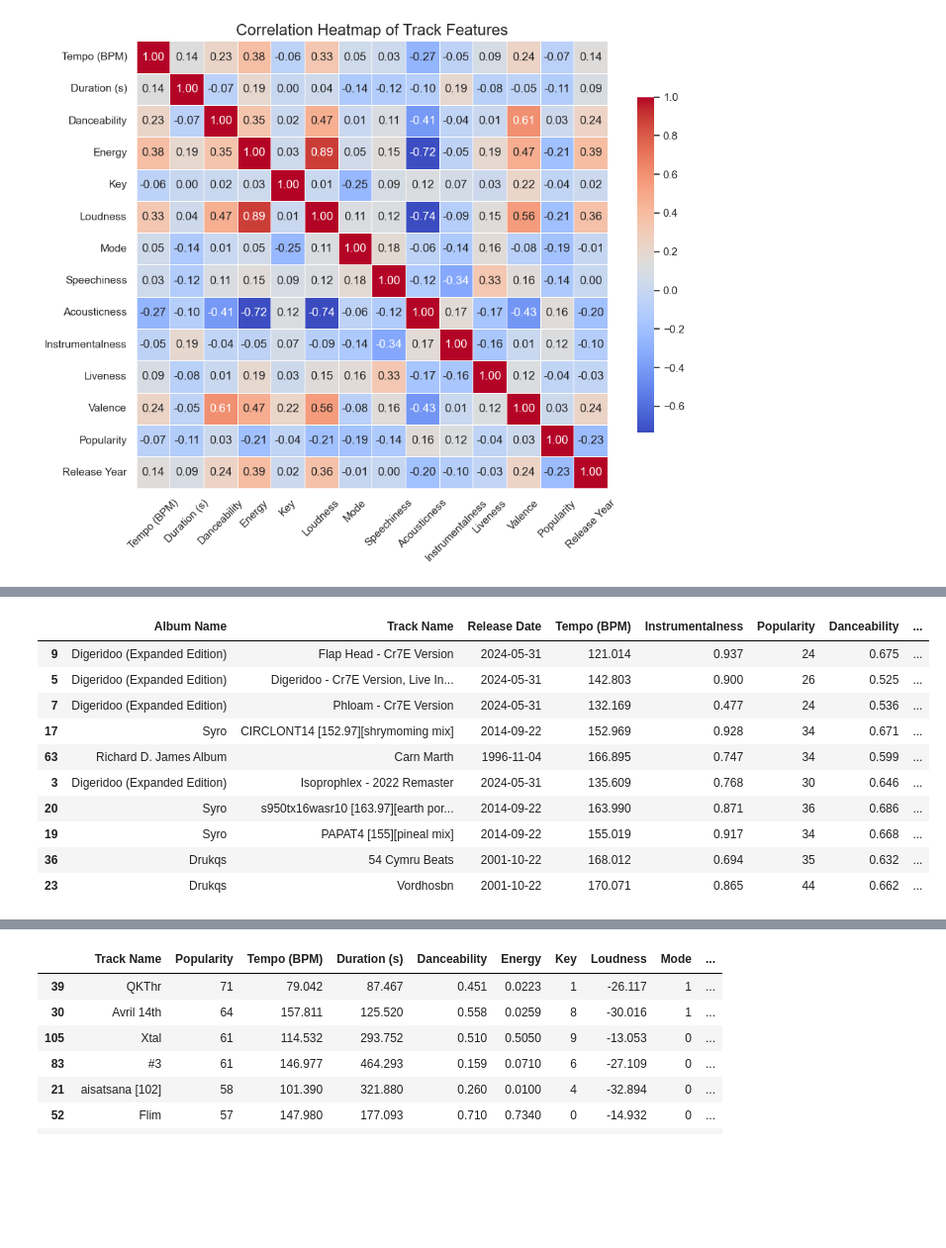
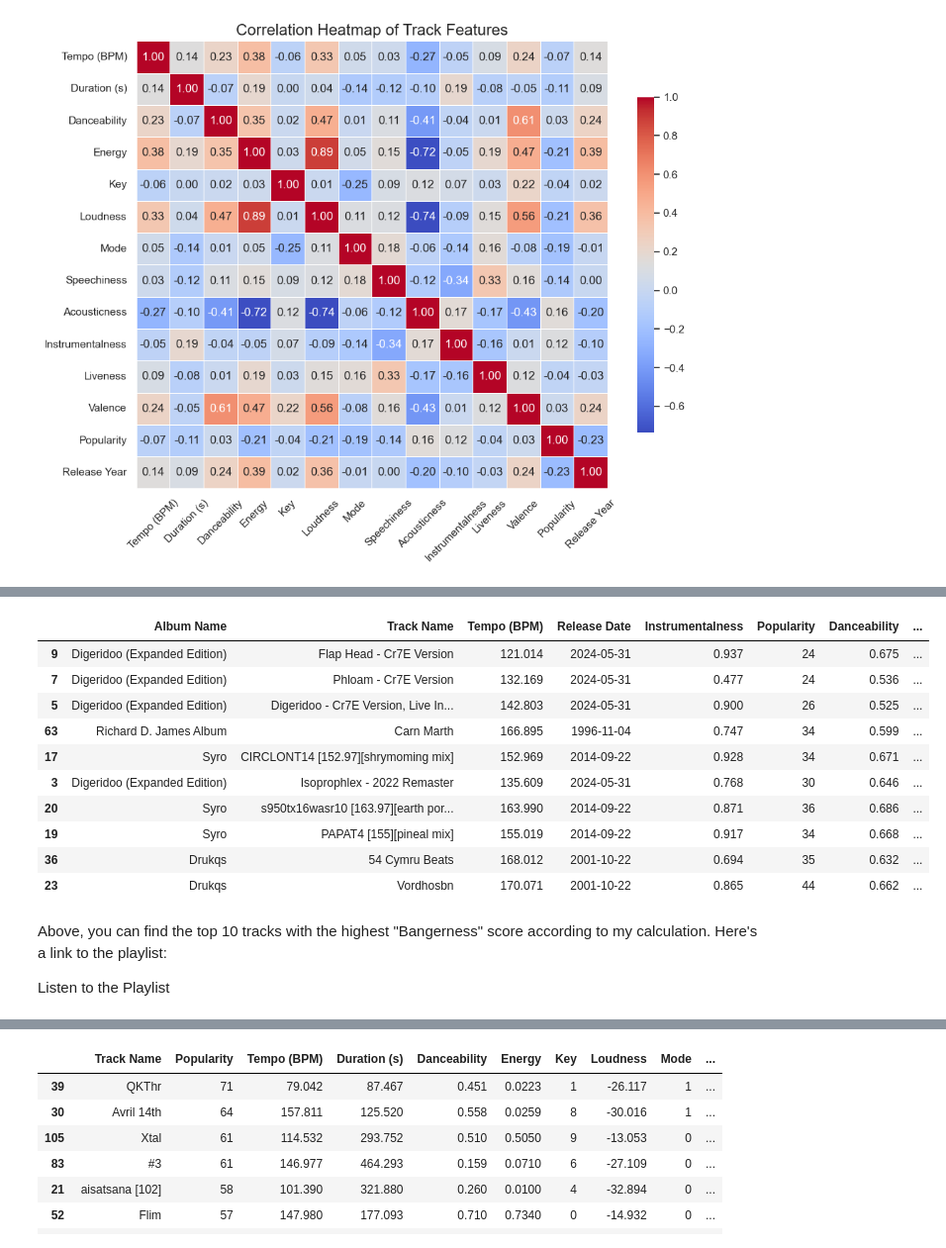
Before and after one commit to iftah-og/afx_eda, a Jupyter notebook: afx_ift2.ipynb, the cells around one changed output, grey strips where cells are left out. Shown at 99% size. Drawn from its saved outputs; the diff is of its cells as text; code cells hidden in the pictures; blank space fills up the shorter version.

```diff
--- a/afx_ift2.ipynb
+++ b/afx_ift2.ipynb
@@ -176,64 +172,55 @@ Loudness Trend Coefficient: 0.2992
 # %%
-# Convert 'N/A' or 'No data' to NaN
-df.replace({'N/A': pd.NA, 'No data': pd.NA}, inplace=True)
-
-# Convert 'Release Date' to datetime format
-df['Release Date'] = pd.to_datetime(df['Release Date'], errors='coerce')
-
-# Convert relevant columns to numeric
-numeric_cols = ['Energy', 'Valence', 'Instrumentalness', 'Loudness', 'Acousticness']
-df[numeric_cols] = df[numeric_cols].apply(pd.to_numeric, errors='coerce')
-
-# Convert 'Release Date' to a numeric format (timestamp), handling NaT values
+# Convert 'Release Date' to a numeric format
 df['Release Date Numeric'] = df['Release Date'].apply(lambda x: x.timestamp() if pd.notnull(x) else pd.NA)
 
-# Normalize 'Release Date' to be in the range [0, 1]
+# Normalize 'Release Date'
 df['ReleaseDateNorm'] = (df['Release Date Numeric'] - df['Release Date Numeric'].min()) / (df['Release Date Numeric'].max() - df['Release Date Numeric'].min())
 
 # Calculate the weight for Loudness
 df['AdjustedLoudnessWeight'] = 1 - df['ReleaseDateNorm']
 
 # Calculate the raw Bangerness score with adjusted Loudness weight
 df['Bangerness'] = (3.6 * df['Energy'] +
                     0.1 * df['Valence'] +
-                    0.1 * df['Instrumentalness'] +
                     0.6 * df['Danceability'] +
-                    0.1 * df['AdjustedLoudnessWeight'] * df['Loudness']) #- df['Acousticness']
+                    0.1 * df['AdjustedLoudnessWeight'] * df['Loudness']) - 0.2 * df['Acousticness']
 
 # Normalize the Bangerness score to the range [0, 1]
 min_bangerness = df['Bangerness'].min()
 max_bangerness = df['Bangerness'].max()
 df['Bangerness'] = (df['Bangerness'] - min_bangerness) / (max_bangerness - min_bangerness)
 
 # Sort DataFrame based on Bangerness
 df_sorted = df.sort_values(['Bangerness'], ascending=False)
 
-
+# Clean Up
 df_sorted = df_sorted.drop(columns=['ReleaseDateNorm', 'AdjustedLoudnessWeight', 'Release Date Numeric'])
 
-
+# Remove Duplicate from the list
 df_sorted['First Word'] = df_sorted['Track Name'].str.split().str[0]
-
-# Drop duplicates based on 'First Word', keeping the first occurrence
 df_sorted_unique = df_sorted.drop_duplicates(subset='First Word', keep='first')
-
 df_sorted_unique = df_sorted_unique.drop(columns=['First Word'])
 
-df_sorted_unique[['Album Name', 'Track Name', 'Release Date', 'Tempo (BPM)', 'Instrumentalness',
+# Display the top 10 tracks
+df_sorted_unique[['Album Name', 'Track Name','Tempo (BPM)', 'Release Date', 'Instrumentalness',
                   'Popularity', 'Danceability', 'Energy', 'Valence', 'Loudness',
                   'Acousticness', 'Bangerness']].head(10)
 # %% [output]
-|  | Album Name | Track Name | Release Date | Tempo (BPM) | Instrumentalness | Popularity | Danceability | ... |
-| 9 | Digeridoo (Expanded Edition) | Flap Head - Cr7E Version | 2024-05-31 | 121.014 | 0.937 | 24 | 0.675 | ... |
-| 5 | Digeridoo (Expanded Edition) | Digeridoo - Cr7E Version, Live In... | 2024-05-31 | 142.803 | 0.900 | 26 | 0.525 | ... |
-| 7 | Digeridoo (Expanded Edition) | Phloam - Cr7E Version | 2024-05-31 | 132.169 | 0.477 | 24 | 0.536 | ... |
-| 17 | Syro | CIRCLONT14 [152.97][shrymoming mix] | 2014-09-22 | 152.969 | 0.928 | 34 | 0.671 | ... |
-| 63 | Richard D. James Album | Carn Marth | 1996-11-04 | 166.895 | 0.747 | 34 | 0.599 | ... |
-| 3 | Digeridoo (Expanded Edition) | Isoprophlex - 2022 Remaster | 2024-05-31 | 135.609 | 0.768 | 30 | 0.646 | ... |
-| 20 | Syro | s950tx16wasr10 [163.97][earth por... | 2014-09-22 | 163.990 | 0.871 | 36 | 0.686 | ... |
-| 19 | Syro | PAPAT4 [155][pineal mix] | 2014-09-22 | 155.019 | 0.917 | 34 | 0.668 | ... |
-| 36 | Drukqs | 54 Cymru Beats | 2001-10-22 | 168.012 | 0.694 | 35 | 0.632 | ... |
-| 23 | Drukqs | Vordhosbn | 2001-10-22 | 170.071 | 0.865 | 44 | 0.662 | ... |
+|  | Album Name | Track Name | Tempo (BPM) | Release Date | Instrumentalness | Popularity | Danceability | ... |
+| 9 | Digeridoo (Expanded Edition) | Flap Head - Cr7E Version | 121.014 | 2024-05-31 | 0.937 | 24 | 0.675 | ... |
+| 7 | Digeridoo (Expanded Edition) | Phloam - Cr7E Version | 132.169 | 2024-05-31 | 0.477 | 24 | 0.536 | ... |
+| 5 | Digeridoo (Expanded Edition) | Digeridoo - Cr7E Version, Live In... | 142.803 | 2024-05-31 | 0.900 | 26 | 0.525 | ... |
+| 63 | Richard D. James Album | Carn Marth | 166.895 | 1996-11-04 | 0.747 | 34 | 0.599 | ... |
+| 17 | Syro | CIRCLONT14 [152.97][shrymoming mix] | 152.969 | 2014-09-22 | 0.928 | 34 | 0.671 | ... |
+| 3 | Digeridoo (Expanded Edition) | Isoprophlex - 2022 Remaster | 135.609 | 2024-05-31 | 0.768 | 30 | 0.646 | ... |
+| 20 | Syro | s950tx16wasr10 [163.97][earth por... | 163.990 | 2014-09-22 | 0.871 | 36 | 0.686 | ... |
+| 19 | Syro | PAPAT4 [155][pineal mix] | 155.019 | 2014-09-22 | 0.917 | 34 | 0.668 | ... |
+| 36 | Drukqs | 54 Cymru Beats | 168.012 | 2001-10-22 | 0.694 | 35 | 0.632 | ... |
+| 23 | Drukqs | Vordhosbn | 170.071 | 2001-10-22 | 0.865 | 44 | 0.662 | ... |
+# %% [markdown]
+Above, you can find the top 10 tracks with the highest "Bangerness" score according to my calculation. Here's a link to the playlist:
+
+Listen to the Playlist
 # %%
 # Ensure there are no NaN values in the columns
 df_sorted_unique = df_sorted_unique.dropna(subset=['Bangerness', 'Popularity'])
```
Also changed, not shown: parts of 10 cells of this notebook.
